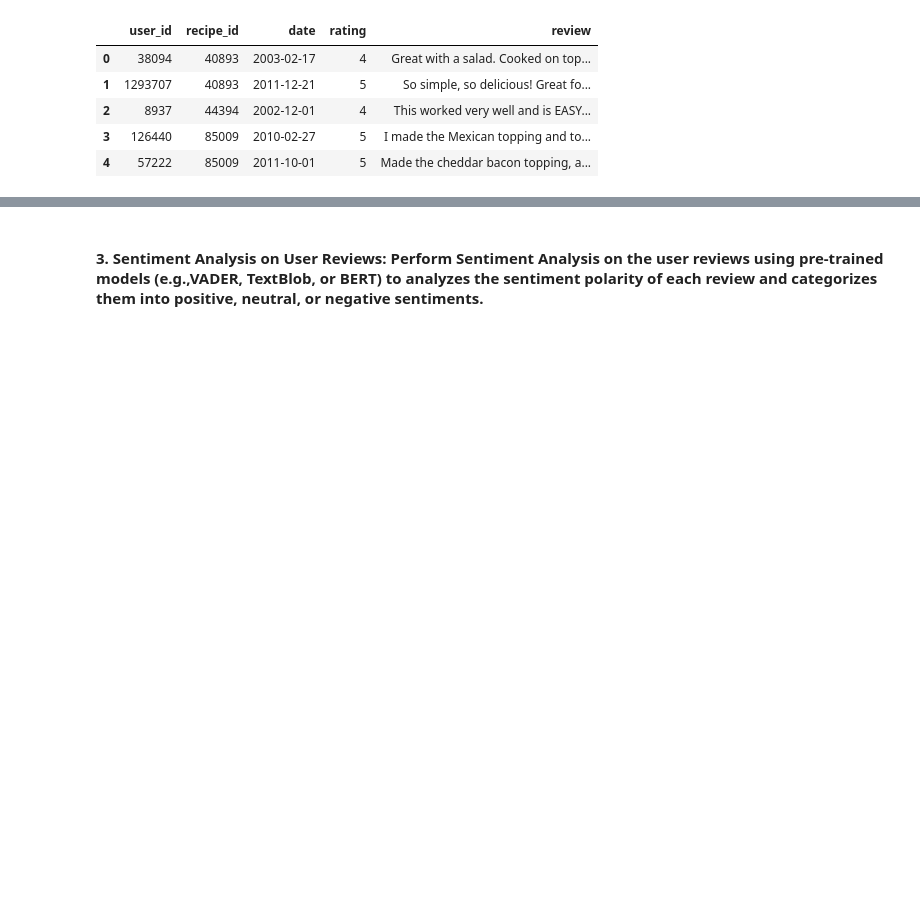
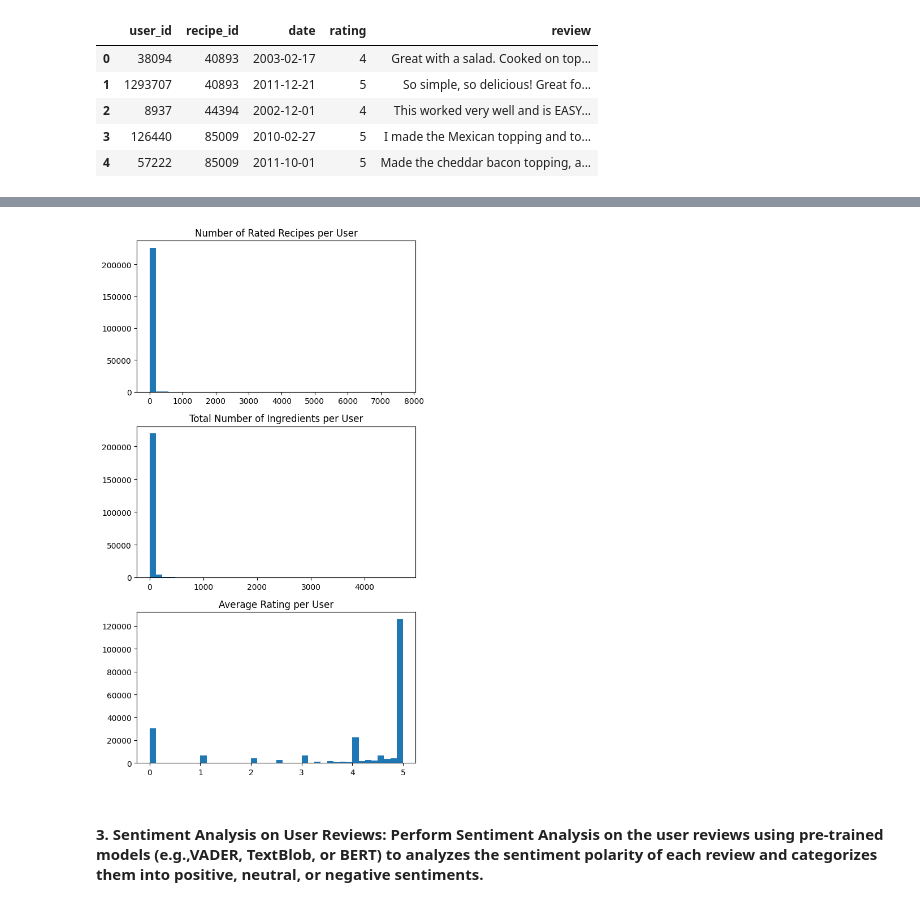
Before and after one commit to MattThePerson/NLP_Project_2024, a Jupyter notebook: pau_notebook.ipynb, the cells around one changed output, grey strips where cells are left out. Cells and saved outputs as stored; diff of their text form; code cells hidden in the pictures; blank space fills up the shorter version.

```diff
--- a/pau_notebook.ipynb
+++ b/pau_notebook.ipynb
@@ -49,0 +105,12 @@ df_interact.head()
+# %%
+# Create OR load userdata dataframe
+userdata_fn = 'dataset/User_Data.csv'
+if not os.path.exists(userdata_fn):
+    print('Creating df_userdata ...')
+    df_userdata = create_userdata_dataframe(df_interact)
+    df_userdata.to_csv(userdata_fn)
+else:
+    print('Loading df_userdata ...')
+    converters = { k: literal_eval for k in ['rated_recipes', 'ingredients', 'rating_list'] }
+    df_userdata = pd.read_csv(userdata_fn, converters=converters)
+df_userdata.head()
@@ -50,3 +128,22 @@ df_interact.head()
+# %%
+fig, ax = plt.subplots(3, 1, figsize=(6, 10))
+
+# Distribution of number of rated recipes per user
+ax[0].hist(df_userdata['rated_recipes'].apply(len), bins=40)
+ax[0].set_title('Number of Rated Recipes per User')
+
+# Distribution of total number of ingredients per user
+ax[1].hist(df_userdata['ingredients'].apply(len), bins=40)
+ax[1].set_title('Total Number of Ingredients per User')
+
+# Distribution of average user ratings
+ax[2].hist(df_userdata['rating_list'].apply(lambda x: sum(x)/len(x) if len(x) > 0 else 0), bins=40)
+ax[2].set_title('Average Rating per User')
+
+plt.tight_layout()
+plt.show()
+# %% [output]
+[figure, added]
 # %% [markdown]
 #### 3. Sentiment Analysis on User Reviews: Perform Sentiment Analysis on the user reviews using pre-trained models (e.g.,VADER, TextBlob, or BERT) to analyzes the sentiment polarity of each review and categorizes them into positive, neutral, or negative sentiments.
 # %%
```
Also changed, not shown: parts of 8 cells of this notebook.
